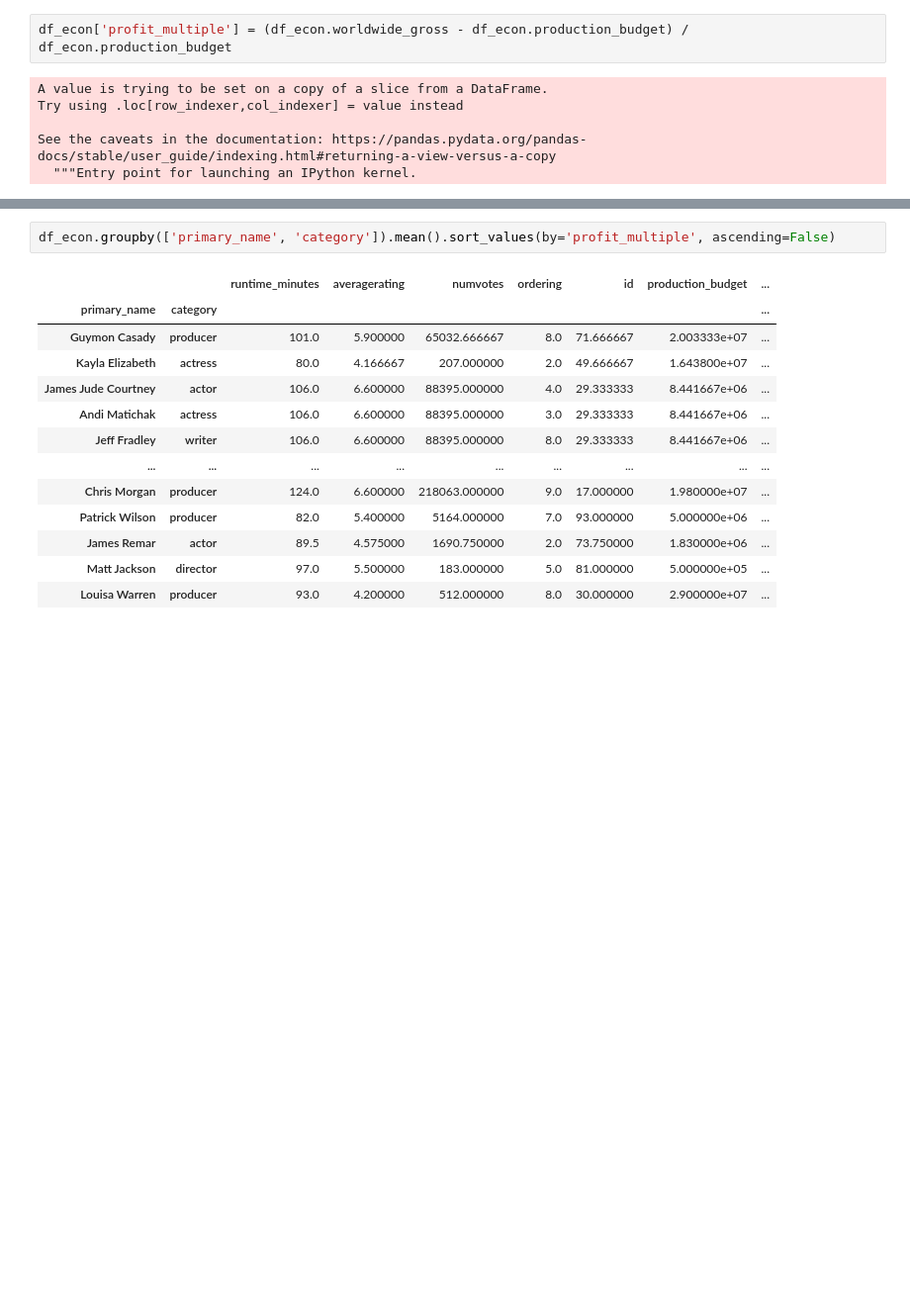
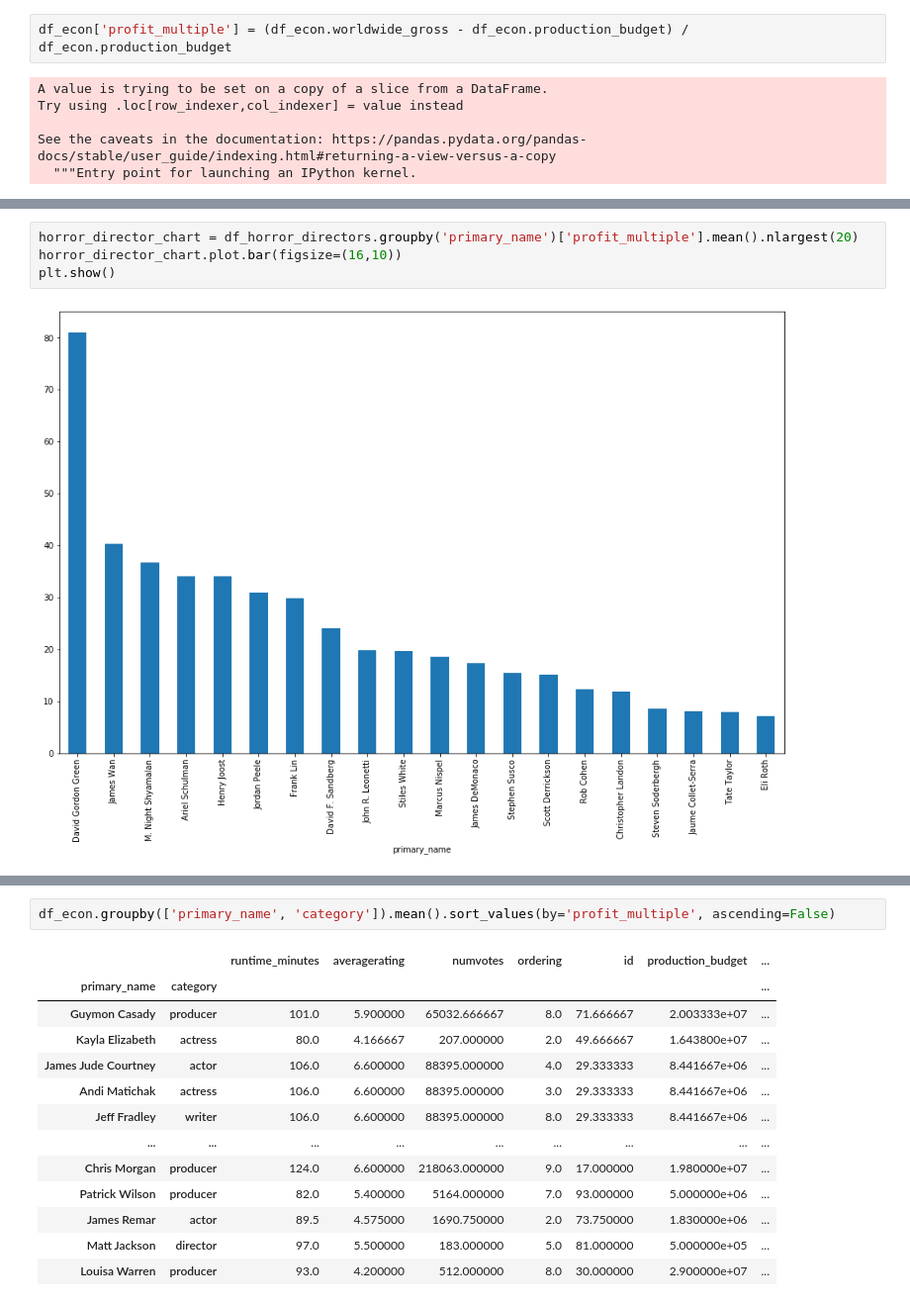
Before and after one commit to tcrispi/Mod1-Project, a Jupyter notebook: Thomas/Project1_data_master_file-thomas.ipynb, the cells around one changed output, grey strips where cells are left out. Shown at 99% size. Drawn from its saved outputs; the diff is of its cells as text; blank space fills up the shorter version.

```diff
--- a/Thomas/Project1_data_master_file-thomas.ipynb
+++ b/Thomas/Project1_data_master_file-thomas.ipynb
@@ -168 +143,7 @@ plt.show()
+# %%
+horror_director_chart = df_horror_directors.groupby('primary_name')['profit_multiple'].mean().nlargest(20)
+horror_director_chart.plot.bar(figsize=(16,10))
+plt.show()
+# %% [output]
+[figure, added]
 # %%
```
Also changed, not shown: parts of 11 cells of this notebook, 1 other file.
